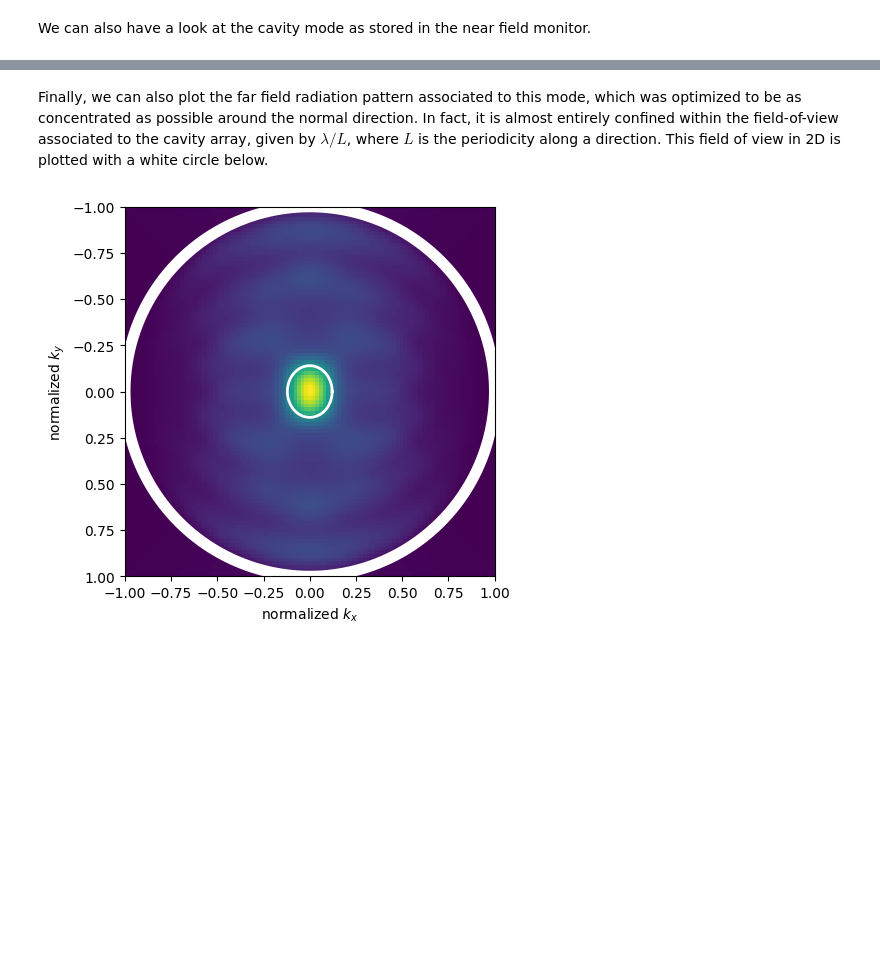
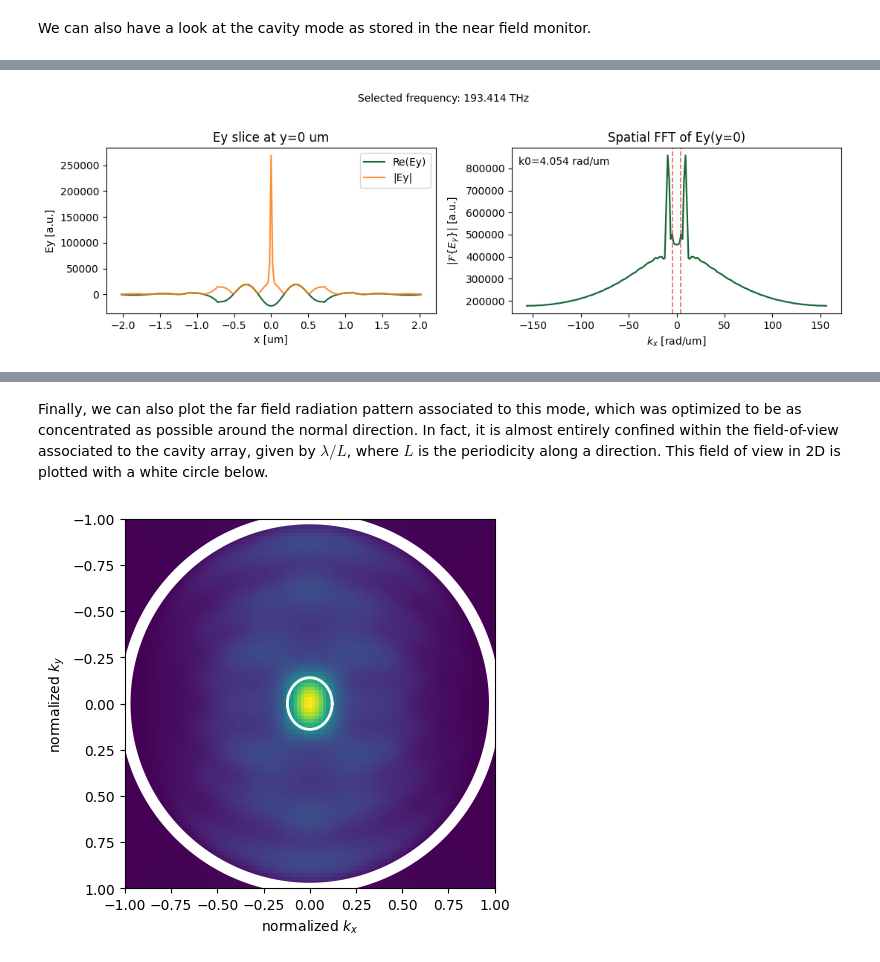
Before and after one commit to fr0ger/RMMaTidy, a Jupyter notebook: OptimizedL3.ipynb, the cells around one changed output, grey strips where cells are left out. Saved outputs shown, nothing was run; the diff lists cells and outputs as text; code cells hidden in the pictures; blank space fills up the shorter version.

```diff
--- a/OptimizedL3.ipynb
+++ b/OptimizedL3.ipynb
@@ -239,0 +232,52 @@ plt.show()
+# %%
+# Extract Ey from the near-field monitor on the xy plane, then take the y=0 slice.
+field_xy = sim_data["field"].Ey
+
+if "z" in field_xy.dims:
+    field_xy = field_xy.sel(z=0, method="nearest")
+
+selected_freq = None
+if "f" in field_xy.dims:
+    if "resonance_data" in globals() and "f" in resonance_data:
+        selected_freq = float(resonance_data.f.values[0])
+    else:
+        selected_freq = float(field_xy.f.values[0])
+    field_xy = field_xy.sel(f=selected_freq, method="nearest")
+
+field_xy = field_xy.squeeze()
+ey_y0 = field_xy.sel(y=0, method="nearest")
+
+x_coords = ey_y0["x"].values
+ey_line = np.asarray(ey_y0.values)
+
+dx = float(np.mean(np.diff(x_coords)))
+kx = 2 * np.pi * np.fft.fftshift(np.fft.fftfreq(ey_line.size, d=dx))
+ey_k = np.fft.fftshift(np.fft.fft(ey_line))
+
+fig, (ax1, ax2) = plt.subplots(1, 2, figsize=(11, 3.5))
+
+ax1.plot(x_coords, np.real(ey_line), lw=1.5, label="Re(Ey)")
+ax1.plot(x_coords, np.abs(ey_line), lw=1.5, alpha=0.85, label="|Ey|")
+ax1.set_xlabel("x [um]")
+ax1.set_ylabel("Ey [a.u.]")
+ax1.set_title(f"Ey slice at y={float(ey_y0.y.values):.4g} um")
+ax1.legend()
+
+ax2.plot(kx, np.abs(ey_k), lw=1.6)
+ax2.set_xlabel(r"$k_x$ [rad/um]")
+ax2.set_ylabel(r"$|\mathcal{F}\{E_y\}|$ [a.u.]")
+ax2.set_title("Spatial FFT of Ey(y=0)")
+
+if "wavelength" in globals():
+    k0 = 2 * np.pi / float(wavelength)
+    ax2.axvline(k0, color="tab:red", ls="--", lw=1.2, alpha=0.7)
+    ax2.axvline(-k0, color="tab:red", ls="--", lw=1.2, alpha=0.7)
+    ax2.text(0.02, 0.95, f"k0={k0:.3f} rad/um", transform=ax2.transAxes, va="top")
+
+if selected_freq is not None:
+    fig.suptitle(f"Selected frequency: {selected_freq/1e12:.3f} THz", y=1.02, fontsize=10)
+
+plt.tight_layout()
+plt.show()
+# %% [output]
+[figure, added]
```
Also changed, not shown: parts of 6 cells of this notebook, 1 other file.
